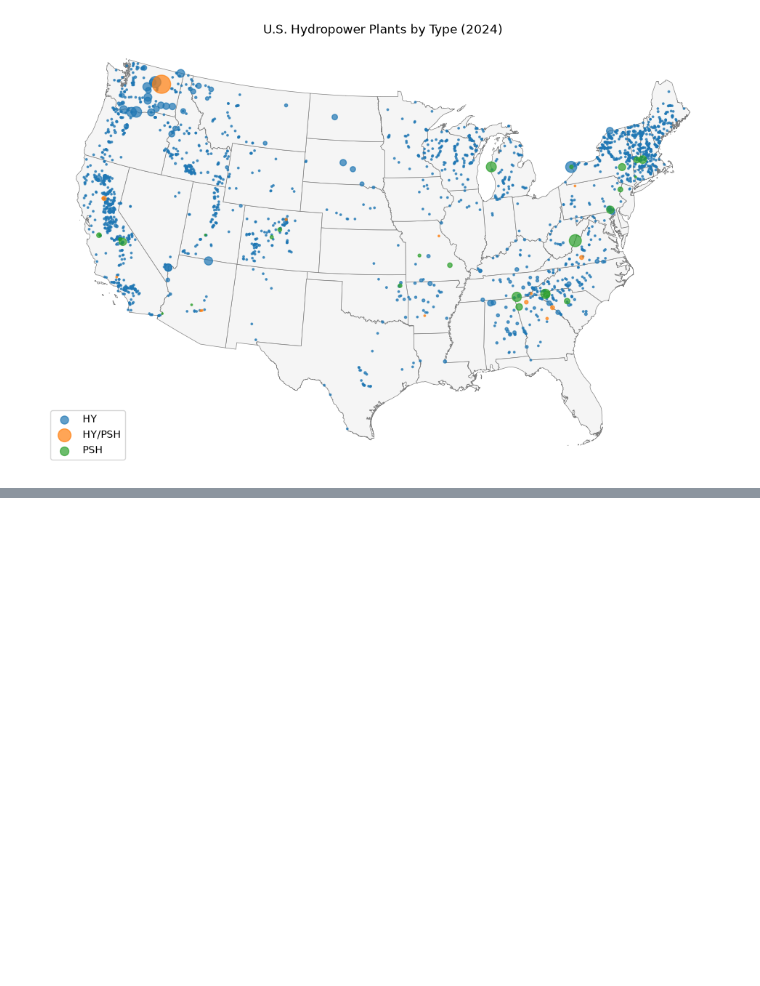
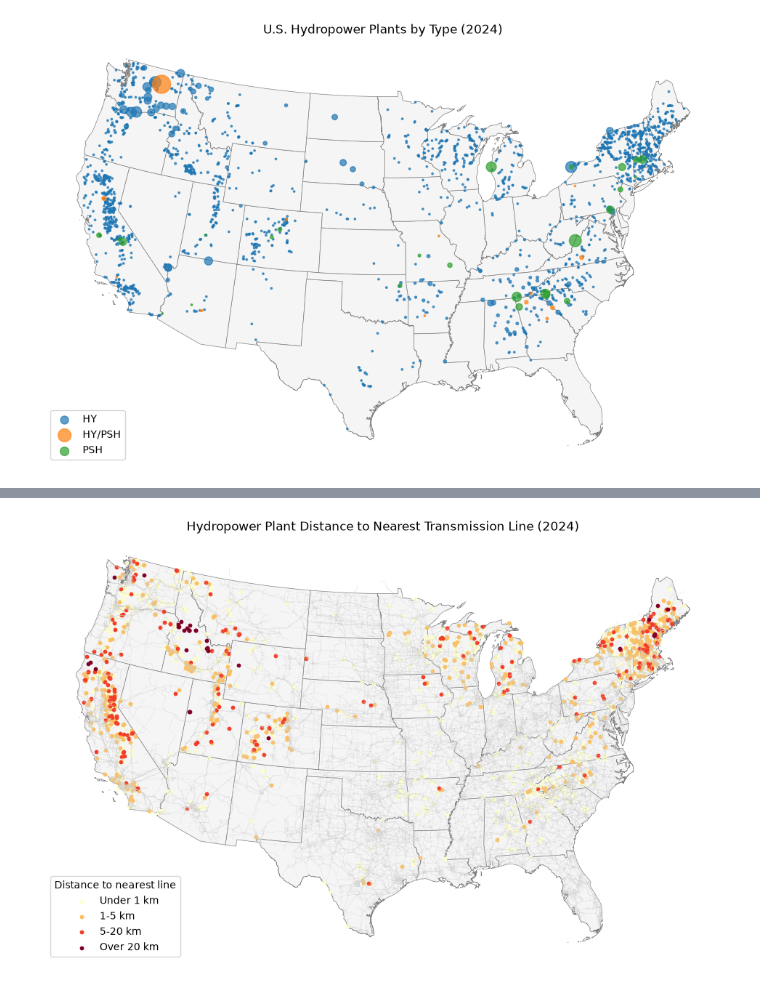
Before and after one commit to lexileach/renewable_transmission, a Jupyter notebook: hydropower/hydropower.ipynb, the cells around one changed output, grey strips where cells are left out. Saved outputs shown, nothing was run; the diff lists cells and outputs as text; code cells hidden in the pictures; blank space fills up the shorter version.

```diff
--- a/hydropower/hydropower.ipynb
+++ b/hydropower/hydropower.ipynb
@@ -146,0 +130,13 @@ plt.show()
+# %%
+lines = gpd.read_file("/Users/scarling/Downloads/240591-V1/transmission-lines-1-shapefile/Transmission_Lines.shp")
+lines["VOLTAGE"] = lines["VOLTAGE"].replace(-999999, np.nan)
+
+skip = ["AK", "HI", "PR", "GU", "VI", "MP", "AS"]
+hydro48 = hydro[~hydro.state.isin(skip)]                       # still 4326
+
+# measure in meters, then convert back to 4326
+result = gpd.sjoin_nearest(hydro48.to_crs("EPSG:5070"),
+                           lines[["VOLTAGE", "VOLT_CLASS", "geometry"]].to_crs("EPSG:5070"),
+                           distance_col="dist_m").to_crs("EPSG:4326")
+result = result[~result.index.duplicated()]
+result["dist_km"] = result["dist_m"] / 1000
@@ -146,0 +159,22 @@ plt.show()
+# %%
+# group distances into ranges so the far plants stand out
+bins = [0, 1, 5, 20, float("inf")]
+labels = ["Under 1 km", "1-5 km", "5-20 km", "Over 20 km"]
+result["dist_group"] = pd.cut(result["dist_km"], bins=bins, labels=labels)
+
+skip = ["AK", "HI", "PR", "GU", "VI", "MP", "AS"]
+states48 = states[~states.STUSPS.isin(skip)].to_crs("EPSG:5070")
+lines48 = lines.to_crs("EPSG:5070").clip(states48.total_bounds)
+
+fig, ax = plt.subplots(figsize=(12, 8))
+states48.plot(ax=ax, color="whitesmoke", edgecolor="gray", linewidth=0.5)
+lines48.plot(ax=ax, color="lightgray", linewidth=0.2)
+result.to_crs("EPSG:5070").plot(ax=ax, column="dist_group", categorical=True, cmap="YlOrRd",
+                                legend=True, markersize=10,
+                                legend_kwds={"title": "Distance to nearest line"})
+ax.set_title("Hydropower Plant Distance to Nearest Transmission Line (2024)")
+ax.set_axis_off()
+fig.savefig("hydro_distance_map.pdf", bbox_inches="tight")
+plt.show()
+# %% [output]
+[figure, added]
```
Also changed, not shown: parts of 11 cells of this notebook, 4 other files.
